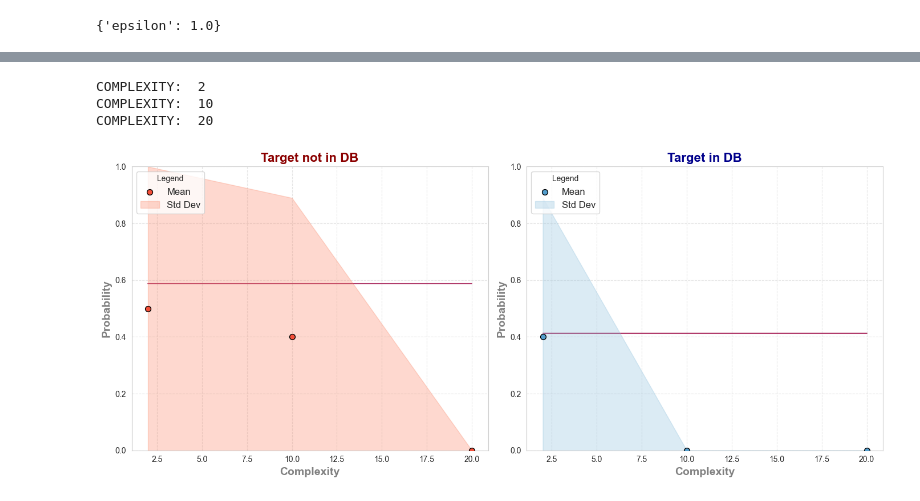
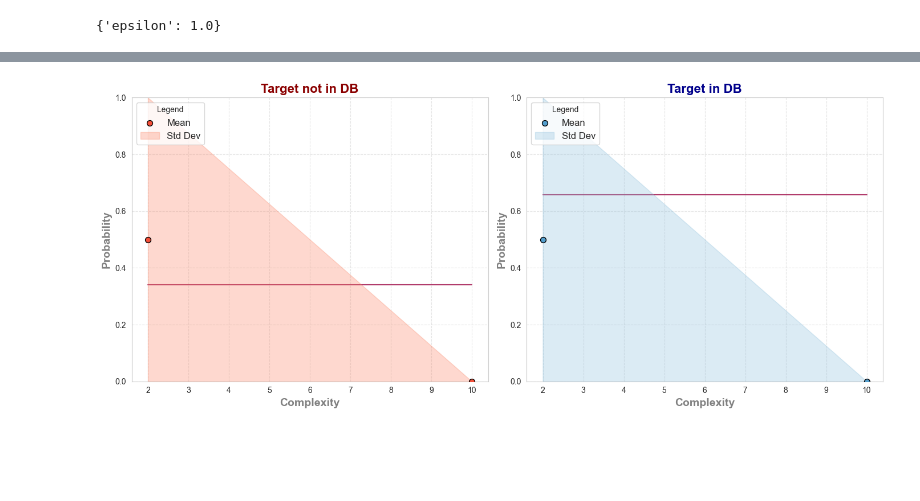
Before and after one commit to ArthGV/Benchmarking-of-Tabular-Synthetic-Data-Generation, a Jupyter notebook: privacy/run_pipeline_test_generator_class.ipynb, the cells around one changed output, grey strips where cells are left out. Saved outputs shown, nothing was run; the diff lists cells and outputs as text; code cells hidden in the pictures; blank space fills up the shorter version.

Commit message:
fix labels and make pipeline run(?) (weird results for attacks)

```diff
--- a/privacy/run_pipeline_test_generator_class.ipynb
+++ b/privacy/run_pipeline_test_generator_class.ipynb
@@ -94,8 +77,5 @@ benchmark_gen.get_filename_label()
 # %%
-benchmark_gen = BenchmarkGenerator(SynthcityGenerator, {'plugin_name': "ddpm"} , {})
-
-
-
+benchmark_gen2 = BenchmarkGenerator(SynthcityGenerator, {'plugin_name': "ddpm"} , {})
 
 
 benchmark_gen.fit(my_dataset)
@@ -112,4 +95,5 @@ synthetic_data.data
 # %%
+#TEST PIPELINE
 data = tapas.datasets.TabularDataset.read("data/adult")
 data = AdultDataProcessor.process_tapas_tabulardataset(data)
 data = data.sample(frac = 0.05)  #downsample the data
@@ -121,73 +105,8 @@ data.drop_records(ind, in_place=True)
 
 attack = MyAttack(100, features=RandomTargetedQueryFeature(target_record,4,2000))
 
-generator = ReprosynGenerator(DS_PRIVBAYES, label="PrivBayes", epsilon=1.0)
-gen = ReprosynGenerator(DS_BAYNET, label="BayNet")
-syn_tab = SynthcityGenerator("ddpm", label="TabDDPM",
-                    lr=0.00013067363723152697,
-                    batch_size=2048,
-                    n_iter=1000,
-                    num_timesteps=100,
-                    model_params={
-                        'n_layers_hidden': 4,
-                        'n_units_hidden':128,
-                        'dropout': 0.000871018582934785
-                    })
-syn_tab2 = SynthcityGenerator("ctgan", label="ctgan")
-list = ['adsgan',
- 'dpgan',
- 'fflows', #timeseries
- 'radialgan', #domain adaptation
- 'survival_ctgan',#timeseries
- 'dummy_sampler', #raw?
- 'tvae',
- 'bayesian_network',
- 'uniform_sampler',
- 'survival_nflow', #timeseries
- 'pategan',
- 'image_adsgan', #images
- 'ddpm',
- 'image_cgan', #images
- 'rtvae',
- 'nflow',
- 'timegan', #timeseries
- 'aim',
- 'survae',#timeseries
- 'decaf',
- 'survival_gan', #timeseries
- 'privbayes',
- 'timevae', #timeseries
- 'ctgan',
- 'marginal_distributions',
- 'arf']
-
-
-syn3 = SynthcityGenerator("adsgan", label="adsgan") #works    ->>>< becomes SynthcityGenerator,
-syn4 = SynthcityGenerator("dpgan", label="dpgan") #works
-syn8 = SynthcityGenerator("tvae", label="tvae") #works
-syn9 = SynthcityGenerator("bayesian_network", label="bayesian_network") #works
-syn10 = SynthcityGenerator("uniform_sampler", label="uniform_sampler") #works
-syn11 = SynthcityGenerator("dummy_sampler", label = "dummy_sampler") #works
-syn12 = SynthcityGenerator(
-    "pategan",
-    label="pategan",
-    n_iter=10,
-    device="cpu",  # this should override GPU usage
-    batch_size=64,  # reduce memory pressure
-    random_state=0
-) # crashes  -> try pategan from reprosyn........!!!!!!!!!!!!!!!!!
-syn13 = SynthcityGenerator("rtvae", label= "rtvae") #works
-syn14 = SynthcityGenerator("nflow", "nflow") #works
-syn15 = SynthcityGenerator("aim", "aim") #works? but takes foreveeeeeer
-syn16 = SynthcityGenerator("decaf", "decaf") #runs, but not sure if it works... look at generated datasets, and
-syn17 = SynthcityGenerator("privbayes", "privbayes") #works, but takes forever (much longer than tapas) (weird results)
-syn18 = SynthcityGenerator("ctgan", "ctgan") #wotks but weird results?
-
-
-
-
-pipeline = BenchmarkPipeline(data, attack, [syn18], target_record=target_record)
-pipeline.run([2,10,20], 10, 2)
+pipeline = BenchmarkPipeline(data, attack, [benchmark_gen], target_record=target_record)
+pipeline.run([2,10], 10, 2)
 # %% [output]
 2261
 estimating categorical probs
@@ -215,4 +118 @@ Generate datasets
-COMPLEXITY:  2
-COMPLEXITY:  10
-COMPLEXITY:  20
-[figure, old version]
+[figure, new version]
```
Also changed, not shown: parts of 14 cells of this notebook, 2 other files.
